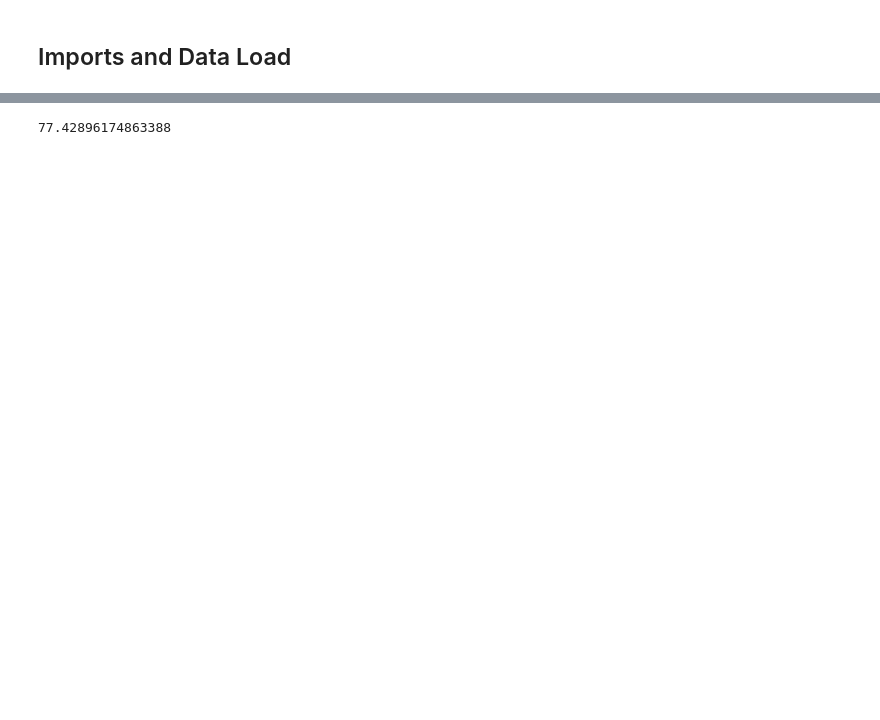
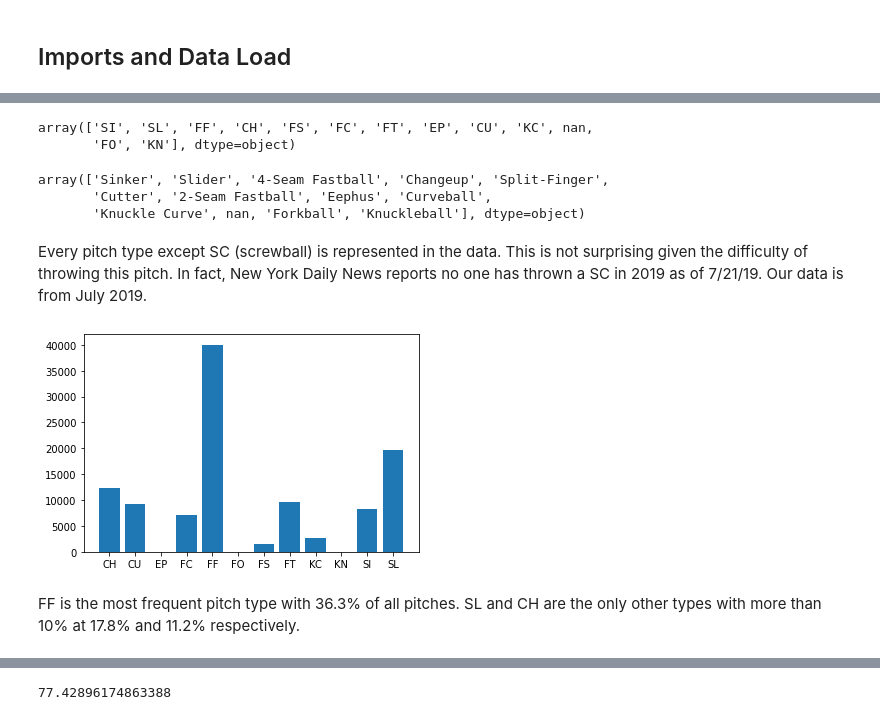
Before and after one commit to lligon4/Capstone2_Project, a Jupyter notebook: CS2_Exploratory_Data_Analysis.ipynb, the cells around one changed output, grey strips where cells are left out. Cells and saved outputs as stored; diff of their text form; code cells hidden in the pictures; blank space fills up the shorter version.

```diff
--- a/CS2_Exploratory_Data_Analysis.ipynb
+++ b/CS2_Exploratory_Data_Analysis.ipynb
@@ -41,0 +65,20 @@ memory usage: 53.2+ MB
+# %%
+data['pitch_type'].unique()
+# %% [output]
+array(['SI', 'SL', 'FF', 'CH', 'FS', 'FC', 'FT', 'EP', 'CU', 'KC', nan,
+       'FO', 'KN'], dtype=object)
+# %%
+data['pitch_name'].unique()
+# %% [output]
+array(['Sinker', 'Slider', '4-Seam Fastball', 'Changeup', 'Split-Finger',
+       'Cutter', '2-Seam Fastball', 'Eephus', 'Curveball',
+       'Knuckle Curve', nan, 'Forkball', 'Knuckleball'], dtype=object)
+# %% [markdown]
+Every pitch type except SC (screwball) is represented in the data. This is not surprising given the difficulty of throwing this pitch. In fact, New York Daily News reports no one has thrown a SC in 2019 as of 7/21/19. Our data is from July 2019.
+# %%
+grouped = data.groupby('pitch_type', as_index = False)['index'].agg('count')
+plt.bar(grouped['pitch_type'], grouped['index']);
+# %% [output]
+[figure, added]
+# %% [markdown]
+FF is the most frequent pitch type with 36.3% of all pitches. SL and CH are the only other types with more than 10% at 17.8% and 11.2% respectively.
```
Also changed, not shown: parts of 53 cells of this notebook.
